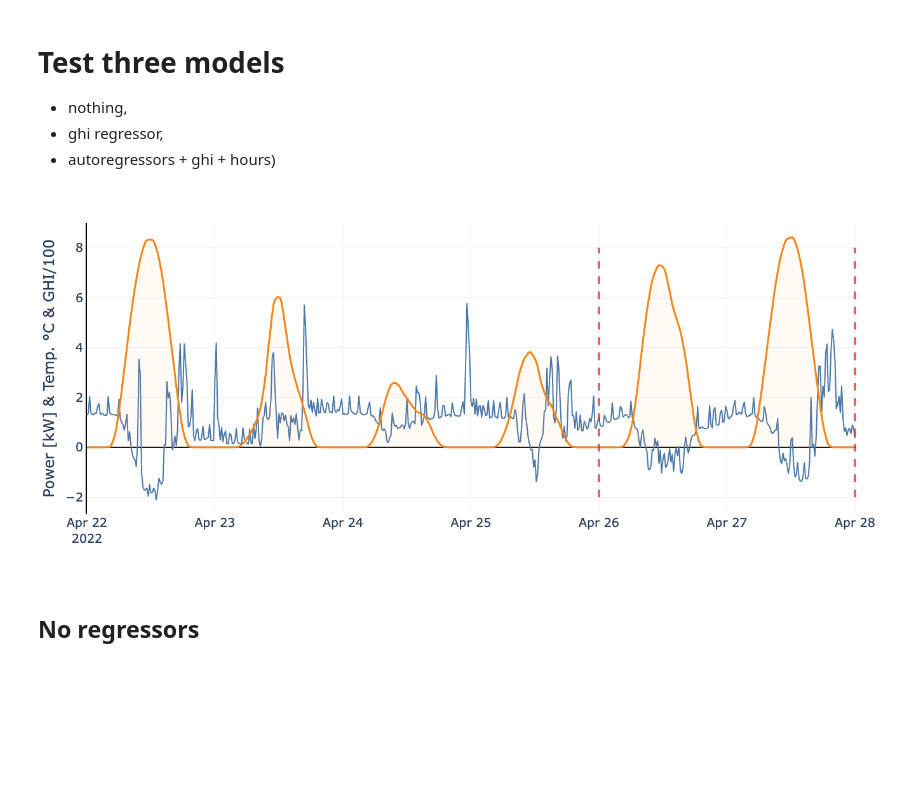
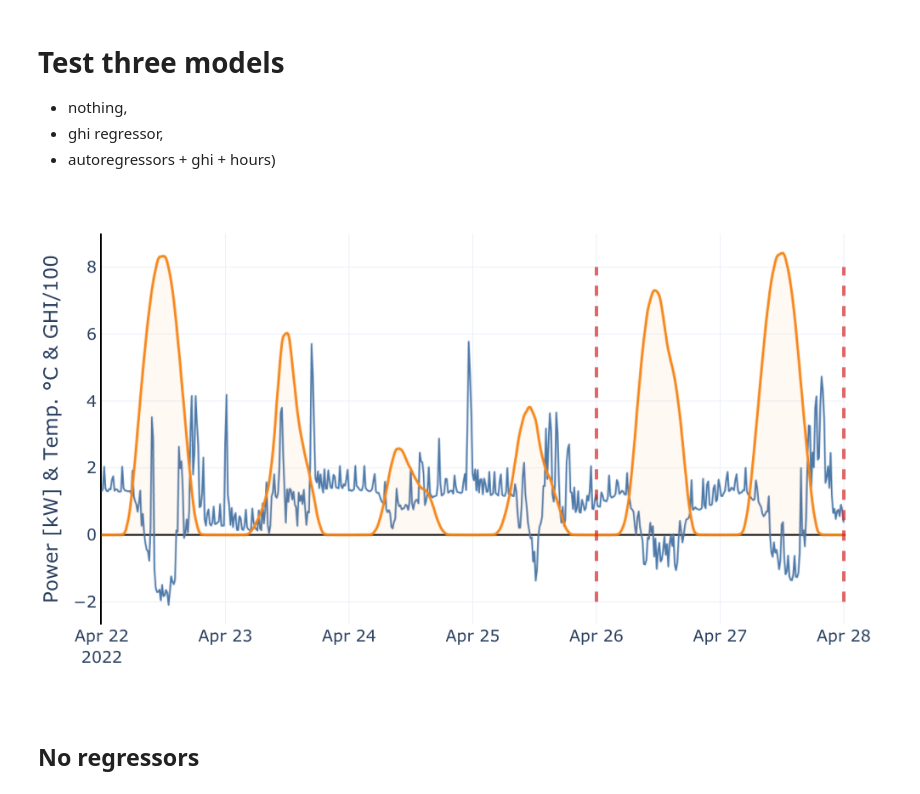
Before and after one commit to Jonathan56/supplementary_thesis, a Jupyter notebook: 4_chapter/Forecast v3.0.ipynb, the cells around one changed output. Saved outputs shown, nothing was run; the diff lists cells and outputs as text; code cells hidden in the pictures; blank space fills up the shorter version.

```diff
--- a/4_chapter/Forecast v3.0.ipynb
+++ b/4_chapter/Forecast v3.0.ipynb
@@ -412,36 +416,36 @@ fig.data[0].update(line_width=2)
 fig.data[-1].update(line_width=3, fill="tozeroy", fillcolor="rgba(255, 127, 14, 0.05)")
 
 # Red dashed line
 fig.add_shape(
  type='line',
  x0=end_training + deltat,
  x1=end_training + deltat, y0=-2, y1=8,
  line={'dash': 'dash', 'width': 4,
        'color': 'rgba(214, 39, 40, 0.7)'})
 
 fig.add_shape(
  type='line',
  x0=end_training + deltat + nb_horizon * (deltat + horizon),
  x1=end_training + deltat + nb_horizon * (deltat + horizon),
  y0=-2, y1=8,
  line={'dash': 'dash', 'width': 4,
        'color': 'rgba(214, 39, 40, 0.7)'})
 
 fig.update_layout(
     layout,
     height=600,
     width=1000,
     showlegend=False,
     legend_title="",
     xaxis_title="",
     yaxis_title="Power [kW] & Temp. °C & GHI/100",
     yaxis_showline=True, yaxis_linewidth=2, yaxis_linecolor='black',
     xaxis_showline=False, xaxis_linewidth=2, xaxis_linecolor='black',
     xaxis_tickangle=0)
-fig.show()
-fig.write_image("results/maison4.svg")
+fig.show(renderer="png")
+#fig.write_image("results/maison4.svg")
 # %% [output]
-[figure, old version]
+[figure, new version]
 # %% [markdown]
 ## No regressors
 # %%
```
Also changed, not shown: parts of 15 cells of this notebook, 1 other file.
